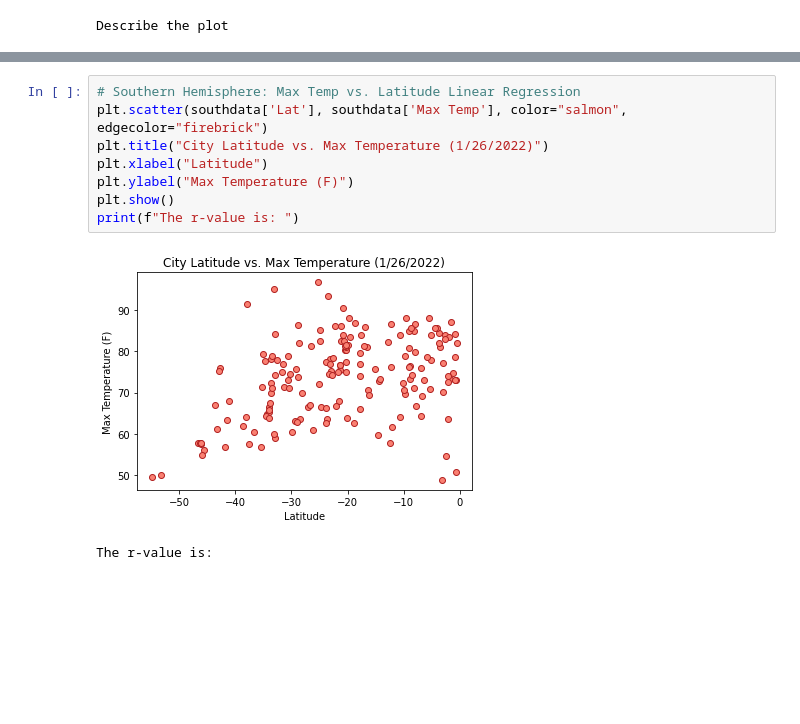
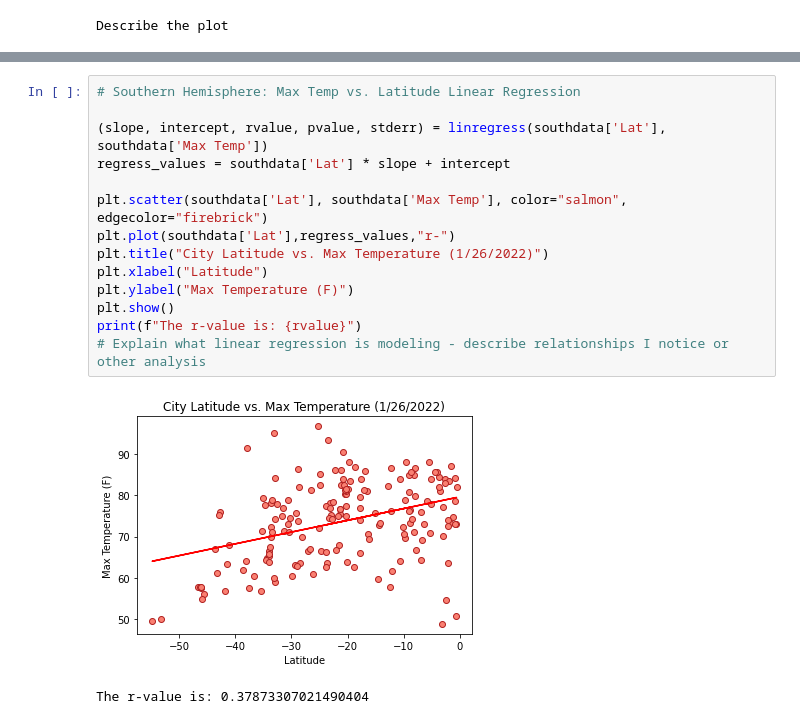
Before and after one commit to ennegineer/06-pythonAPIHW, a Jupyter notebook: WeatherPy/WeatherPy.ipynb, the cells around one changed output, grey strips where cells are left out. Cells and saved outputs as stored; diff of their text form; blank space fills up the shorter version.

Commit message:
Completed graphs for WeatherPy

```diff
--- a/WeatherPy/WeatherPy.ipynb
+++ b/WeatherPy/WeatherPy.ipynb
@@ -210,11 +216,17 @@ Describe the plot
 # %%
 # Southern Hemisphere: Max Temp vs. Latitude Linear Regression
+
+(slope, intercept, rvalue, pvalue, stderr) = linregress(southdata['Lat'], southdata['Max Temp'])
+regress_values = southdata['Lat'] * slope + intercept
+
 plt.scatter(southdata['Lat'], southdata['Max Temp'], color="salmon", edgecolor="firebrick")
+plt.plot(southdata['Lat'],regress_values,"r-")
 plt.title("City Latitude vs. Max Temperature (1/26/2022)")
 plt.xlabel("Latitude")
 plt.ylabel("Max Temperature (F)")
 plt.show()
-print(f"The r-value is: ")
+print(f"The r-value is: {rvalue}")
+# Explain what linear regression is modeling - describe relationships I notice or other analysis
 # %% [output]
-[figure, old version]
+[figure, new version]
-The r-value is:
+The r-value is: 0.37873307021490404
```
Also changed, not shown: parts of 7 cells of this notebook.
